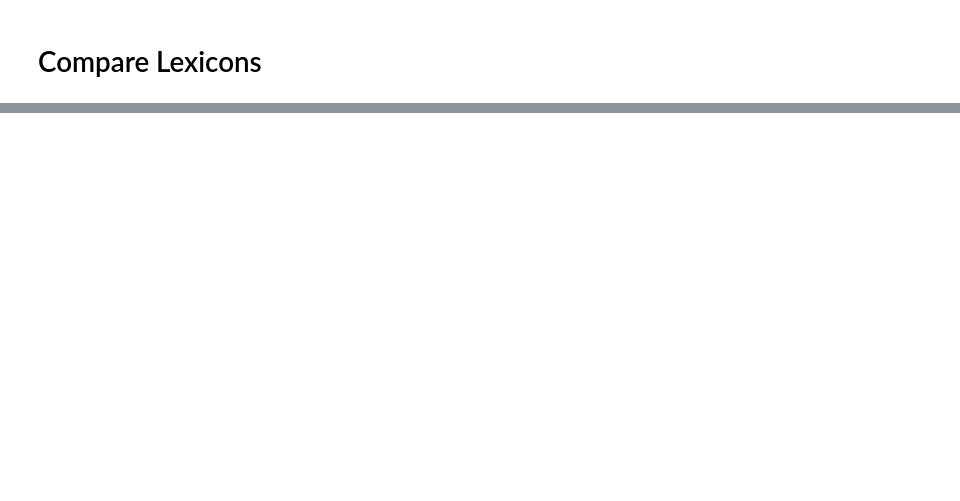
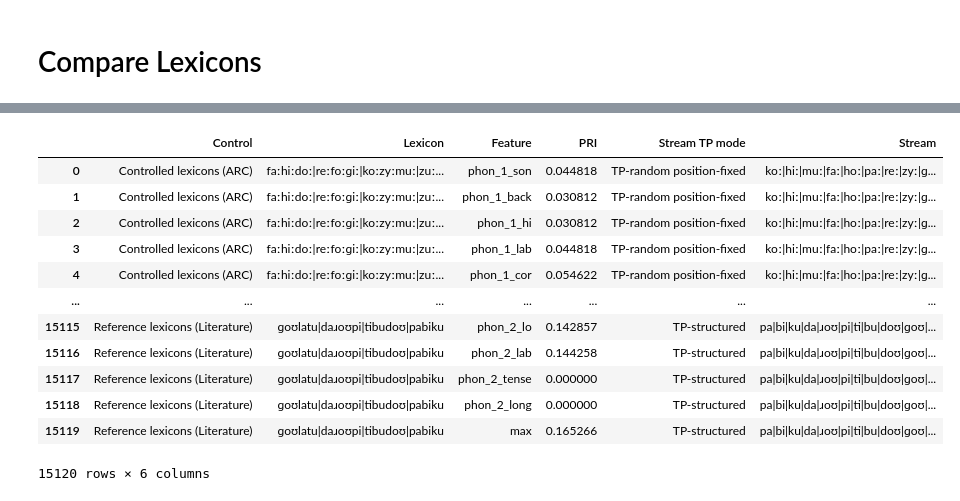
Before and after one commit to milosen/arc, a Jupyter notebook: notebooks/controlled_stream_generation.ipynb, the cells around one changed output, grey strips where cells are left out. Drawn from its saved outputs; the diff is of its cells as text; code cells hidden in the pictures; blank space fills up the shorter version.

```diff
--- a/notebooks/controlled_stream_generation.ipynb
+++ b/notebooks/controlled_stream_generation.ipynb
@@ -132,16 +425,46 @@ print_streams_summary(random_streams)
 # %%
 import pandas as pd
 
-data = {"control": [], "lexicon": [], "feature": [], "PRI": [], "stream_tp_mode": []}
-for control, streams in [("ours", controlled_streams), ("baseline", random_streams)]:
+data = {"Control": [], "Lexicon": [], "Feature": [], "PRI": [], "Stream TP mode": [], "Stream": []}
+
+mode_to_mode = {  # TP-random position-random; TP-random position-fixed and TP-structured
+    "random": "TP-random position-random",
+    "word_structured": "TP-structured",
+    "position_controlled": "TP-random position-fixed"
+}
+
+for control, streams in [("Controlled lexicons (ARC)", controlled_streams), ("Reference lexicons (Literature)", ref_streams), ("Random lexicons (Baseline)", random_streams)]:
     for stream in streams:
         for k, v in stream.info["rhythmicity_indexes"].items():
-            data["feature"].append(k)
+            data["Feature"].append(k)
             data["PRI"].append(v)
-            data["control"].append(control)
-            data["lexicon"].append(str(stream.info["lexicon"]))
-            data["stream_tp_mode"].append(stream.info["stream_tp_mode"])
+            data["Control"].append(control)
+            data["Lexicon"].append(str(stream.info["lexicon"]))
+            data["Stream TP mode"].append(mode_to_mode[stream.info["stream_tp_mode"]])
+            data["Stream"].append("|".join(syll.id for syll in stream))
+        data["Feature"].append("max")
+        data["PRI"].append(max(stream.info["rhythmicity_indexes"].values()))
+        data["Control"].append(control)
+        data["Lexicon"].append(str(stream.info["lexicon"]))
+        data["Stream TP mode"].append(mode_to_mode[stream.info["stream_tp_mode"]])
+        data["Stream"].append("|".join(syll.id for syll in stream))
 
-df = pd.DataFrame(data)
+df = pd.DataFrame(data).sort_values(["Control", "Lexicon", "Stream TP mode"]).reset_index(drop=True)
+
+df.to_csv("full_dataset.csv")
 
 df
+# %% [output]
+|  | Control | Lexicon | Feature | PRI | Stream TP mode | Stream |
+| 0 | Controlled lexicons (ARC) | faːhiːdoː|reːfoːɡiː|koːzyːmuː|zuː... | phon_1_son | 0.044818 | TP-random position-fixed | koː|hiː|muː|faː|hoː|paː|reː|zyː|ɡ... |
+| 1 | Controlled lexicons (ARC) | faːhiːdoː|reːfoːɡiː|koːzyːmuː|zuː... | phon_1_back | 0.030812 | TP-random position-fixed | koː|hiː|muː|faː|hoː|paː|reː|zyː|ɡ... |
+| 2 | Controlled lexicons (ARC) | faːhiːdoː|reːfoːɡiː|koːzyːmuː|zuː... | phon_1_hi | 0.030812 | TP-random position-fixed | koː|hiː|muː|faː|hoː|paː|reː|zyː|ɡ... |
+| 3 | Controlled lexicons (ARC) | faːhiːdoː|reːfoːɡiː|koːzyːmuː|zuː... | phon_1_lab | 0.044818 | TP-random position-fixed | koː|hiː|muː|faː|hoː|paː|reː|zyː|ɡ... |
+| 4 | Controlled lexicons (ARC) | faːhiːdoː|reːfoːɡiː|koːzyːmuː|zuː... | phon_1_cor | 0.054622 | TP-random position-fixed | koː|hiː|muː|faː|hoː|paː|reː|zyː|ɡ... |
+| ... | ... | ... | ... | ... | ... | ... |
+| 15115 | Reference lexicons (Literature) | ɡoʊlatu|daɹoʊpi|tibudoʊ|pabiku | phon_2_lo | 0.142857 | TP-structured | pa|bi|ku|da|ɹoʊ|pi|ti|bu|doʊ|ɡoʊ|... |
+| 15116 | Reference lexicons (Literature) | ɡoʊlatu|daɹoʊpi|tibudoʊ|pabiku | phon_2_lab | 0.144258 | TP-structured | pa|bi|ku|da|ɹoʊ|pi|ti|bu|doʊ|ɡoʊ|... |
+| 15117 | Reference lexicons (Literature) | ɡoʊlatu|daɹoʊpi|tibudoʊ|pabiku | phon_2_tense | 0.000000 | TP-structured | pa|bi|ku|da|ɹoʊ|pi|ti|bu|doʊ|ɡoʊ|... |
+| 15118 | Reference lexicons (Literature) | ɡoʊlatu|daɹoʊpi|tibudoʊ|pabiku | phon_2_long | 0.000000 | TP-structured | pa|bi|ku|da|ɹoʊ|pi|ti|bu|doʊ|ɡoʊ|... |
+| 15119 | Reference lexicons (Literature) | ɡoʊlatu|daɹoʊpi|tibudoʊ|pabiku | max | 0.165266 | TP-structured | pa|bi|ku|da|ɹoʊ|pi|ti|bu|doʊ|ɡoʊ|... |
+15120 rows × 6 columns
```
Also changed, not shown: parts of 22 cells of this notebook, 3 other files.
